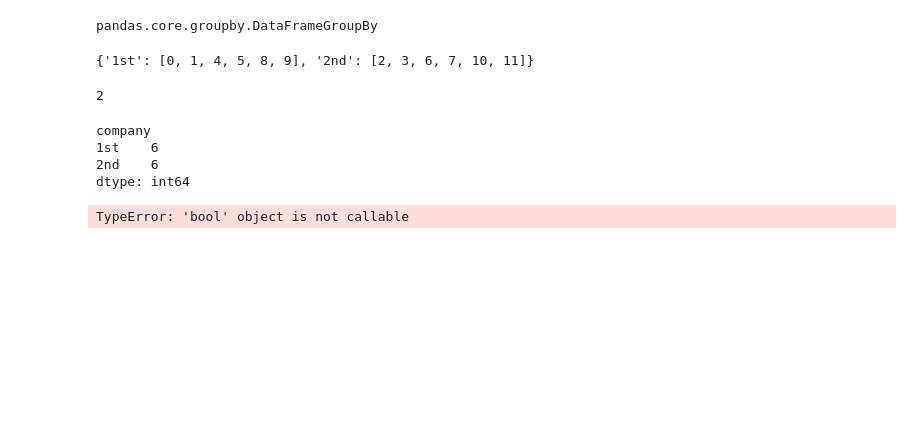
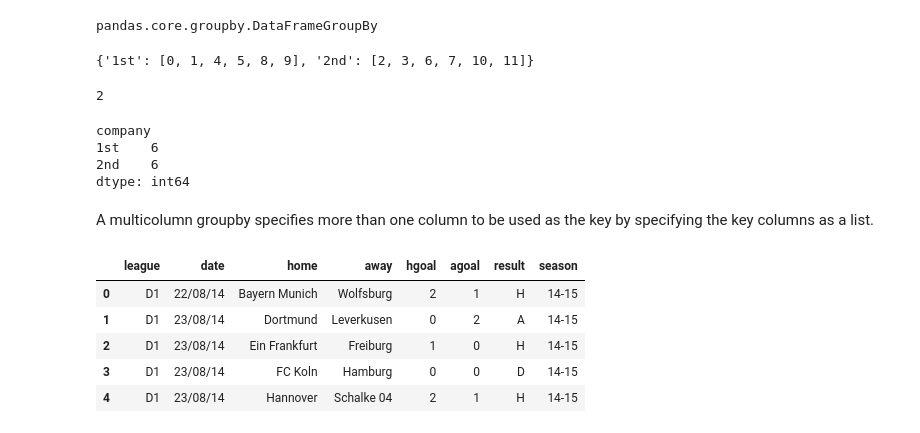
Before and after one commit to eneskemalergin/Blog-Notebooks, a Jupyter notebook: Introduction_to_Pandas-3.ipynb, the cells around one changed output. Drawn from its saved outputs; the diff is of its cells as text; code cells hidden in the pictures; blank space fills up the shorter version.

```diff
--- a/Introduction_to_Pandas-3.ipynb
+++ b/Introduction_to_Pandas-3.ipynb
@@ -67,7 +69,17 @@ company
 1st    6
 2nd    6
 dtype: int64
-# %%
-companyGrp.sort()
-# %% [output]
-TypeError: 'bool' object is not callable
+# %% [markdown]
+A multicolumn groupby specifies more than one column to be used as the key by
+specifying the key columns as a list.
+# %%
+seasonData = pd.read_csv("./data/full_soccer.csv", header=None)
+seasonData.columns = ["league", 'date', 'home', 'away', 'hgoal', 'agoal', 'result', 'season']
+seasonData.head()
+# %% [output]
+|  | league | date | home | away | hgoal | agoal | result | season |
+| 0 | D1 | 22/08/14 | Bayern Munich | Wolfsburg | 2 | 1 | H | 14-15 |
+| 1 | D1 | 23/08/14 | Dortmund | Leverkusen | 0 | 2 | A | 14-15 |
+| 2 | D1 | 23/08/14 | Ein Frankfurt | Freiburg | 1 | 0 | H | 14-15 |
+| 3 | D1 | 23/08/14 | FC Koln | Hamburg | 0 | 0 | D | 14-15 |
+| 4 | D1 | 23/08/14 | Hannover | Schalke 04 | 2 | 1 | H | 14-15 |
```
Also changed, not shown: parts of 23 cells of this notebook, 1 other file.
